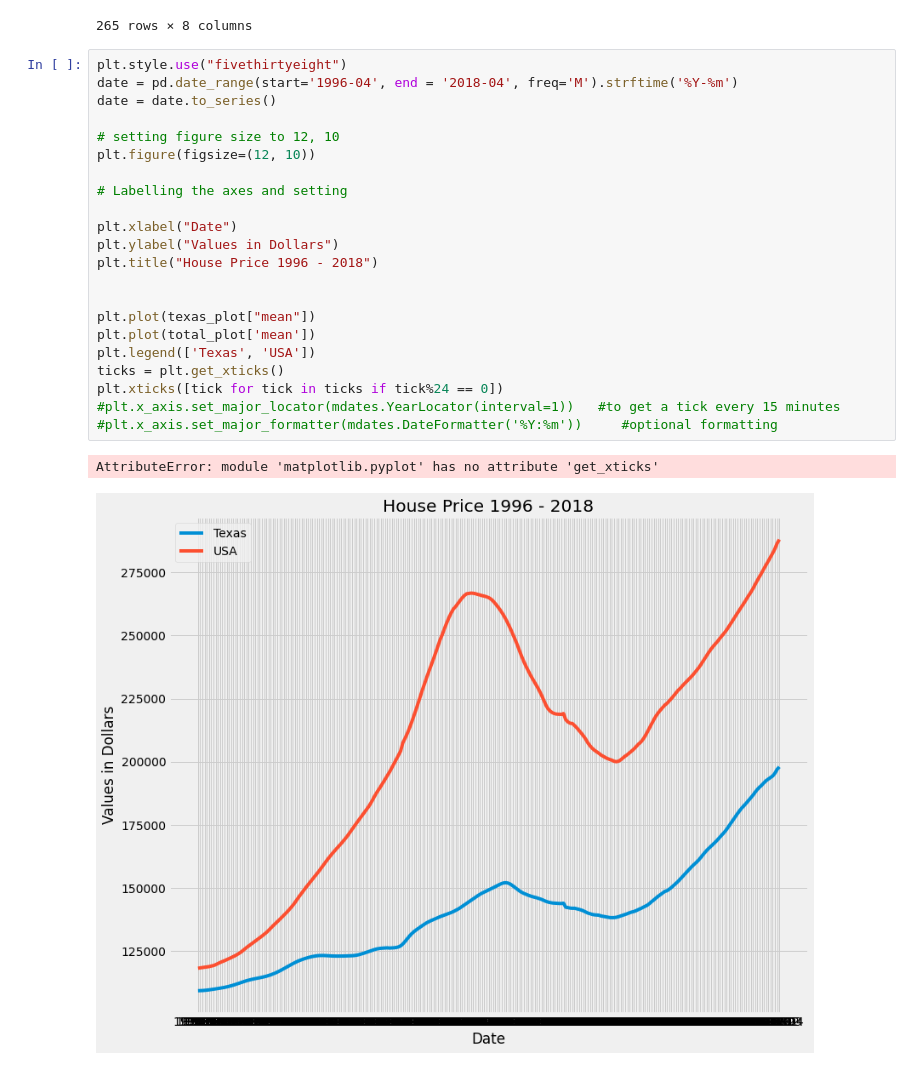
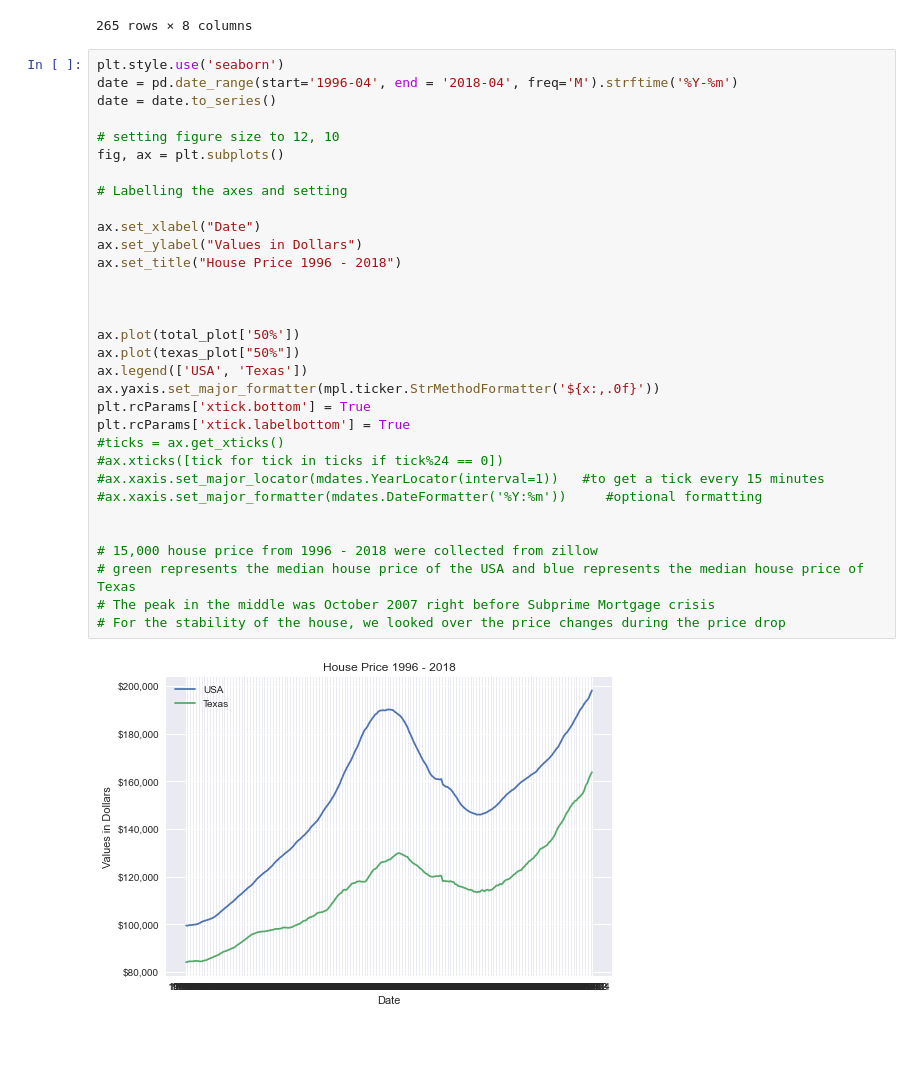
Before and after one commit to WoojinJun/zipcode_investment, a Jupyter notebook: scratch-notebook.ipynb, the cells around one changed output. Saved outputs shown, nothing was run; the diff lists cells and outputs as text; blank space fills up the shorter version.

```diff
--- a/scratch-notebook.ipynb
+++ b/scratch-notebook.ipynb
@@ -73,27 +79,36 @@ total_plot
 | 2018-04 | 14723.0 | 288039.944305 | 372054.396908 | 13800.0 | 132400.0 | 198100.0 | 321100.0 | 17894900.0 |
 265 rows × 8 columns
 # %%
-plt.style.use("fivethirtyeight")
+plt.style.use('seaborn')
 date = pd.date_range(start='1996-04', end = '2018-04', freq='M').strftime('%Y-%m')
 date = date.to_series()
 
 # setting figure size to 12, 10
-plt.figure(figsize=(12, 10))
+fig, ax = plt.subplots()
 
 # Labelling the axes and setting
 
-plt.xlabel("Date")
-plt.ylabel("Values in Dollars")
-plt.title("House Price 1996 - 2018")
+ax.set_xlabel("Date")
+ax.set_ylabel("Values in Dollars")
+ax.set_title("House Price 1996 - 2018")
 
 
-plt.plot(texas_plot["mean"])
-plt.plot(total_plot['mean'])
-plt.legend(['Texas', 'USA'])
-ticks = plt.get_xticks()
-plt.xticks([tick for tick in ticks if tick%24 == 0])
-#plt.x_axis.set_major_locator(mdates.YearLocator(interval=1))   #to get a tick every 15 minutes
-#plt.x_axis.set_major_formatter(mdates.DateFormatter('%Y:%m'))     #optional formatting
+
+ax.plot(total_plot['50%'])
+ax.plot(texas_plot["50%"])
+ax.legend(['USA', 'Texas'])
+ax.yaxis.set_major_formatter(mpl.ticker.StrMethodFormatter('${x:,.0f}'))
+plt.rcParams['xtick.bottom'] = True
+plt.rcParams['xtick.labelbottom'] = True
+#ticks = ax.get_xticks()
+#ax.xticks([tick for tick in ticks if tick%24 == 0])
+#ax.xaxis.set_major_locator(mdates.YearLocator(interval=1))   #to get a tick every 15 minutes
+#ax.xaxis.set_major_formatter(mdates.DateFormatter('%Y:%m'))     #optional formatting
+
+
+# 15,000 house price from 1996 - 2018 were collected from zillow
+# green represents the median house price of the USA and blue represents the median house price of Texas
+# The peak in the middle was October 2007 right before Subprime Mortgage crisis
+# For the stability of the house, we looked over the price changes during the price drop
 # %% [output]
-AttributeError: module 'matplotlib.pyplot' has no attribute 'get_xticks'
-[figure, old version]
+[figure, new version]
```
Also changed, not shown: parts of 19 cells of this notebook.
